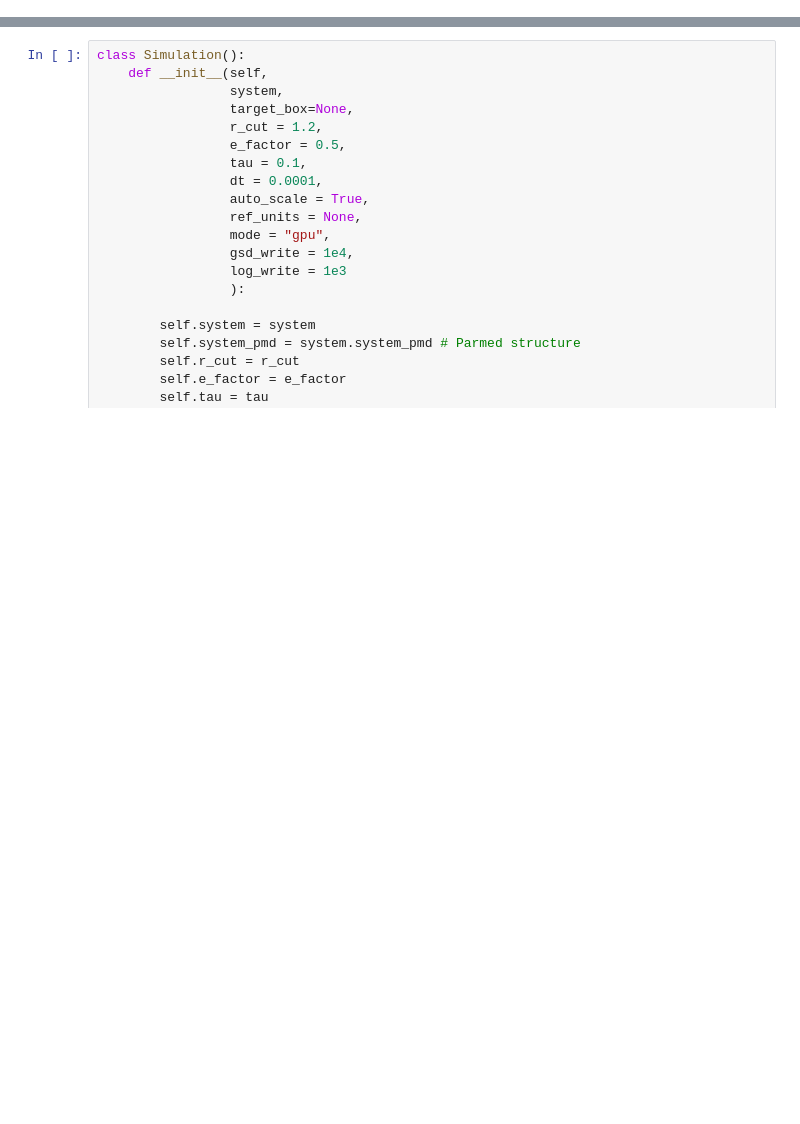
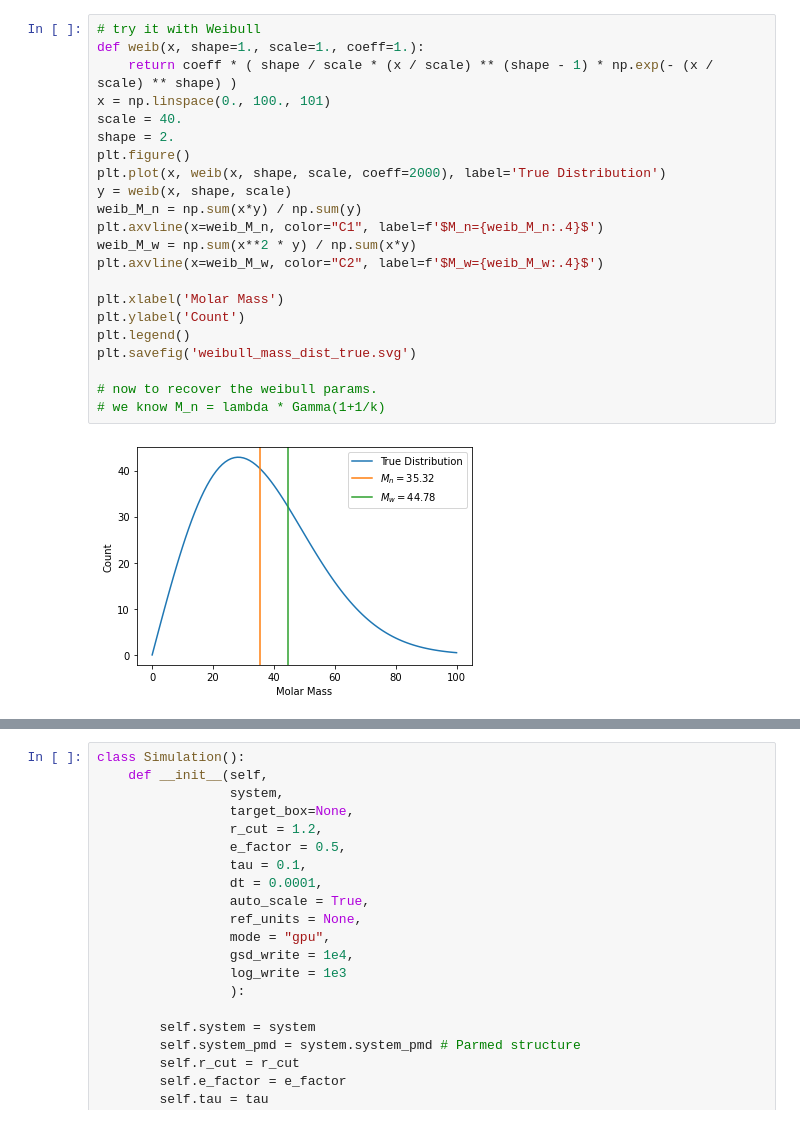
Before and after one commit to cmelab/polybinder, a Jupyter notebook: uli_init/system-init.ipynb, the cells around one changed output, grey strips where cells are left out. Saved outputs shown, nothing was run; the diff lists cells and outputs as text; blank space fills up the shorter version.

```diff
--- a/uli_init/system-init.ipynb
+++ b/uli_init/system-init.ipynb
@@ -47,0 +92,24 @@ Actual sigma: 301.0
+# %%
+# try it with Weibull
+def weib(x, shape=1., scale=1., coeff=1.):
+    return coeff * ( shape / scale * (x / scale) ** (shape - 1) * np.exp(- (x / scale) ** shape) )
+x = np.linspace(0., 100., 101)
+scale = 40.
+shape = 2.
+plt.figure()
+plt.plot(x, weib(x, shape, scale, coeff=2000), label='True Distribution')
+y = weib(x, shape, scale)
+weib_M_n = np.sum(x*y) / np.sum(y)
+plt.axvline(x=weib_M_n, color="C1", label=f'$M_n={weib_M_n:.4}$')
+weib_M_w = np.sum(x**2 * y) / np.sum(x*y)
+plt.axvline(x=weib_M_w, color="C2", label=f'$M_w={weib_M_w:.4}$')
+
+plt.xlabel('Molar Mass')
+plt.ylabel('Count')
+plt.legend()
+plt.savefig('weibull_mass_dist_true.svg')
+
+# now to recover the weibull params.
+# we know M_n = lambda * Gamma(1+1/k)
+# %% [output]
+[figure, added]
```
Also changed, not shown: parts of 11 cells of this notebook.
